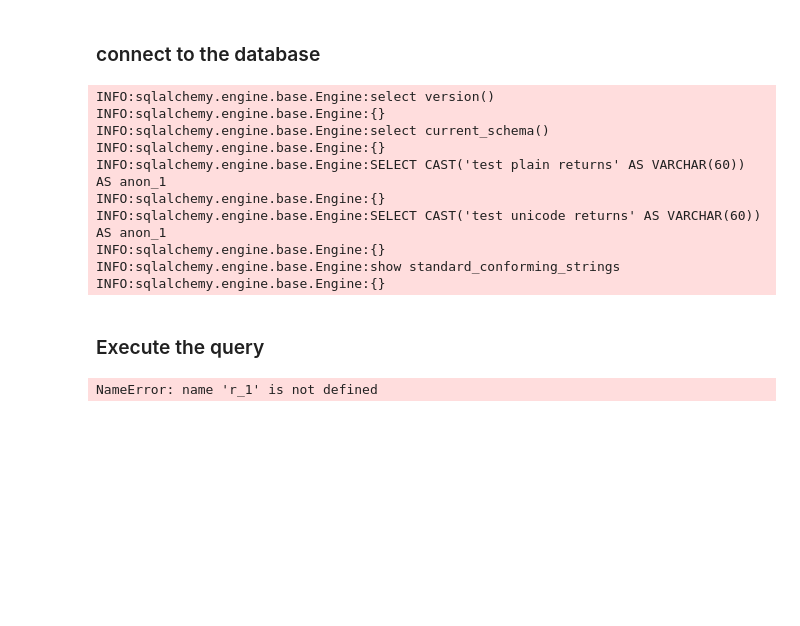
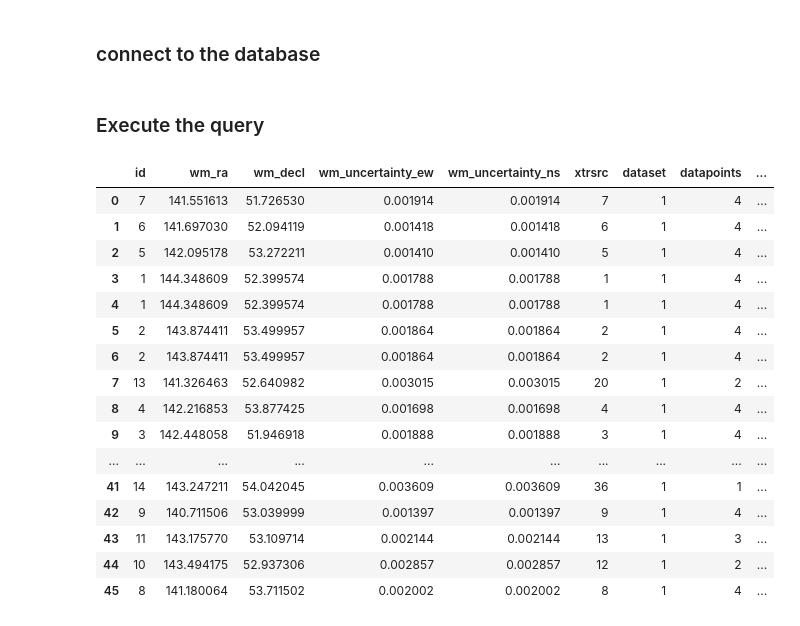
Before and after one commit to transientskp/notebooks, a Jupyter notebook: transients.ipynb, the cells around one changed output. Cells and saved outputs as stored; diff of their text form; code cells hidden in the pictures; blank space fills up the shorter version.

Commit message:
augmented running catalog

```diff
--- a/transients.ipynb
+++ b/transients.ipynb
@@ -21,61 +20,33 @@ query_loglevel = logging.INFO  # Set to INFO to see queries, otherwise WARNING
 ### connect to the database
 # %%
 logging.getLogger('sqlalchemy.engine').setLevel(query_loglevel)
-db = tkp.db.Database(engine=engine, host=host, port=port
+db = tkp.db.Database(engine=engine, host=host, port=port,
                      user=user, password=password, database=database)
 db.connect()
 session = db.Session()
-# %% [output]
-INFO:sqlalchemy.engine.base.Engine:select version()
-INFO:sqlalchemy.engine.base.Engine:{}
-INFO:sqlalchemy.engine.base.Engine:select current_schema()
-INFO:sqlalchemy.engine.base.Engine:{}
-INFO:sqlalchemy.engine.base.Engine:SELECT CAST('test plain returns' AS VARCHAR(60)) AS anon_1
-INFO:sqlalchemy.engine.base.Engine:{}
-INFO:sqlalchemy.engine.base.Engine:SELECT CAST('test unicode returns' AS VARCHAR(60)) AS anon_1
-INFO:sqlalchemy.engine.base.Engine:{}
-INFO:sqlalchemy.engine.base.Engine:show standard_conforming_strings
-INFO:sqlalchemy.engine.base.Engine:{}
 # %% [markdown]
 ### Execute the query
-# %%
-# maximum timestamps per runcat and band
-a_1 = aliased(Assocxtrsource, name='a_1')
-a_2 = aliased(Assocxtrsource, name='a_2')
-e_1 = aliased(Extractedsource, name='e_1')
-last_ts_per_band = session.query(max(a_2.id).label('assoc_id')).\
-        join(r_1, a_2.runcat==r_1.id).\
-        join(e_2, a_2.xtrsrc==e_2.id).\
-        join(i_2, e_2.image==i_2.id).\
-        group_by(r_1.id, i_2.id).\
-        subquery(name='last_ts_per_band')
-
-
-
-# Select peak flux per runcat at last timestep (over all bands)
-a_1 = aliased(Assocxtrsource, name='a_1')
-a_2 = aliased(Assocxtrsource, name='a_2')
-e_1 = aliased(Extractedsource, name='e_1')
-last_ts_fmax = session.query(last_ts_per_band).\
-        join(a_1, a_1.id==last_ts_per_band.c.assoc_id).\
-        join(e_1,  a_1.xtrsrc==e_1.id).\
-        group_by(a_1.runcat).\
-        subquery(name='last_ts_fmax')
-
-
-match_assoc = aliased(Assocxtrsource, name='match_assoc')
-match_ex = aliased(Extractedsource, name='match_ex')
-r = aliased(Runningcatalog, name='r')
-match_img = aliased(Image, name='match_img')
-query = session.query(last_ts_fmax).\
-        join(match_assoc, match_assoc.runcat==last_ts_fmax.c.runcat_id).\
-        join(match_ex,
-             match_assoc.xtrsrc==match_ex.id and
-             match_ex.f_int==last_ts_fmax.max_flux).\
-        join(r, r.id==last_ts_fmax.runcat_id).\
-        join(match_img, match_ex.image==match_img.id).\
-        subquery()
-
-print(query)
-# %% [output]
-NameError: name 'r_1' is not defined
+# %%
+transient_query = transients(session, dataset=1)
+# %%
+columns = [c['name'] for c in transient_query.column_descriptions]
+df = DataFrame(transient_query.all(), columns=columns)
+df
+# %% [output]
+|  | id | wm_ra | wm_decl | wm_uncertainty_ew | wm_uncertainty_ns | xtrsrc | dataset | datapoints | ... |
+| 0 | 7 | 141.551613 | 51.726530 | 0.001914 | 0.001914 | 7 | 1 | 4 | ... |
+| 1 | 6 | 141.697030 | 52.094119 | 0.001418 | 0.001418 | 6 | 1 | 4 | ... |
+| 2 | 5 | 142.095178 | 53.272211 | 0.001410 | 0.001410 | 5 | 1 | 4 | ... |
+| 3 | 1 | 144.348609 | 52.399574 | 0.001788 | 0.001788 | 1 | 1 | 4 | ... |
+| 4 | 1 | 144.348609 | 52.399574 | 0.001788 | 0.001788 | 1 | 1 | 4 | ... |
+| 5 | 2 | 143.874411 | 53.499957 | 0.001864 | 0.001864 | 2 | 1 | 4 | ... |
+| 6 | 2 | 143.874411 | 53.499957 | 0.001864 | 0.001864 | 2 | 1 | 4 | ... |
+| 7 | 13 | 141.326463 | 52.640982 | 0.003015 | 0.003015 | 20 | 1 | 2 | ... |
+| 8 | 4 | 142.216853 | 53.877425 | 0.001698 | 0.001698 | 4 | 1 | 4 | ... |
+| 9 | 3 | 142.448058 | 51.946918 | 0.001888 | 0.001888 | 3 | 1 | 4 | ... |
+| ... | ... | ... | ... | ... | ... | ... | ... | ... | ... |
+| 41 | 14 | 143.247211 | 54.042045 | 0.003609 | 0.003609 | 36 | 1 | 1 | ... |
+| 42 | 9 | 140.711506 | 53.039999 | 0.001397 | 0.001397 | 9 | 1 | 4 | ... |
+| 43 | 11 | 143.175770 | 53.109714 | 0.002144 | 0.002144 | 13 | 1 | 3 | ... |
+| 44 | 10 | 143.494175 | 52.937306 | 0.002857 | 0.002857 | 12 | 1 | 2 | ... |
+| 45 | 8 | 141.180064 | 53.711502 | 0.002002 | 0.002002 | 8 | 1 | 4 | ... |
```
Also changed, not shown: parts of 2 cells of this notebook.
